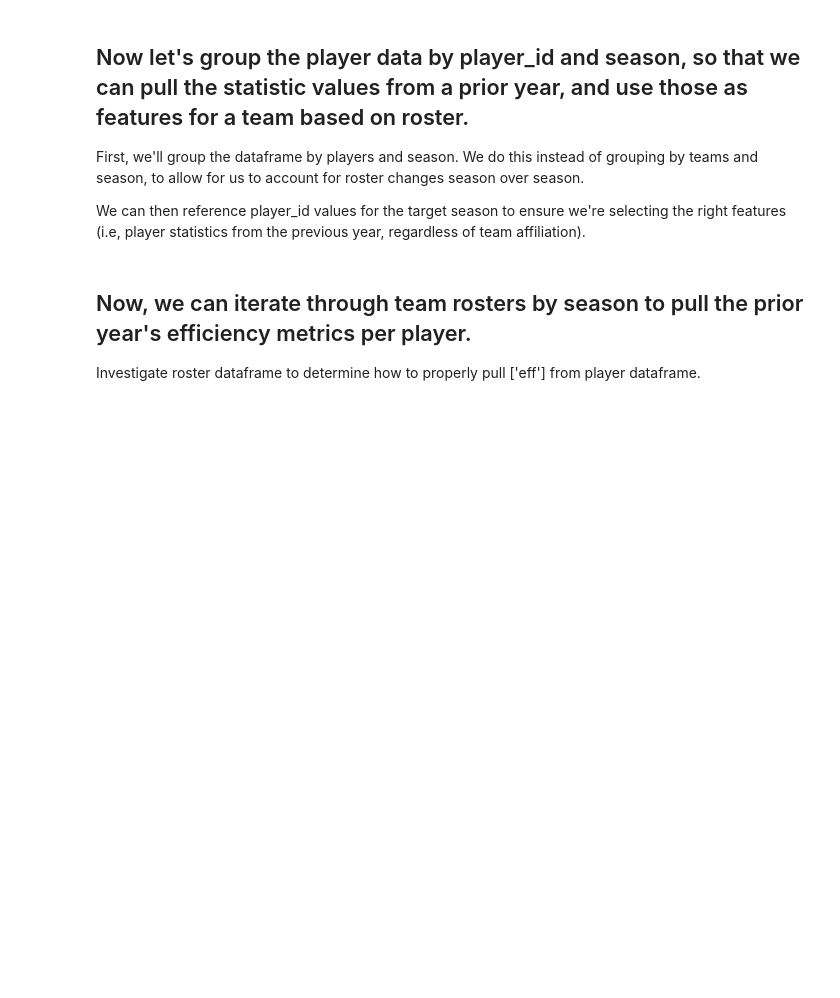
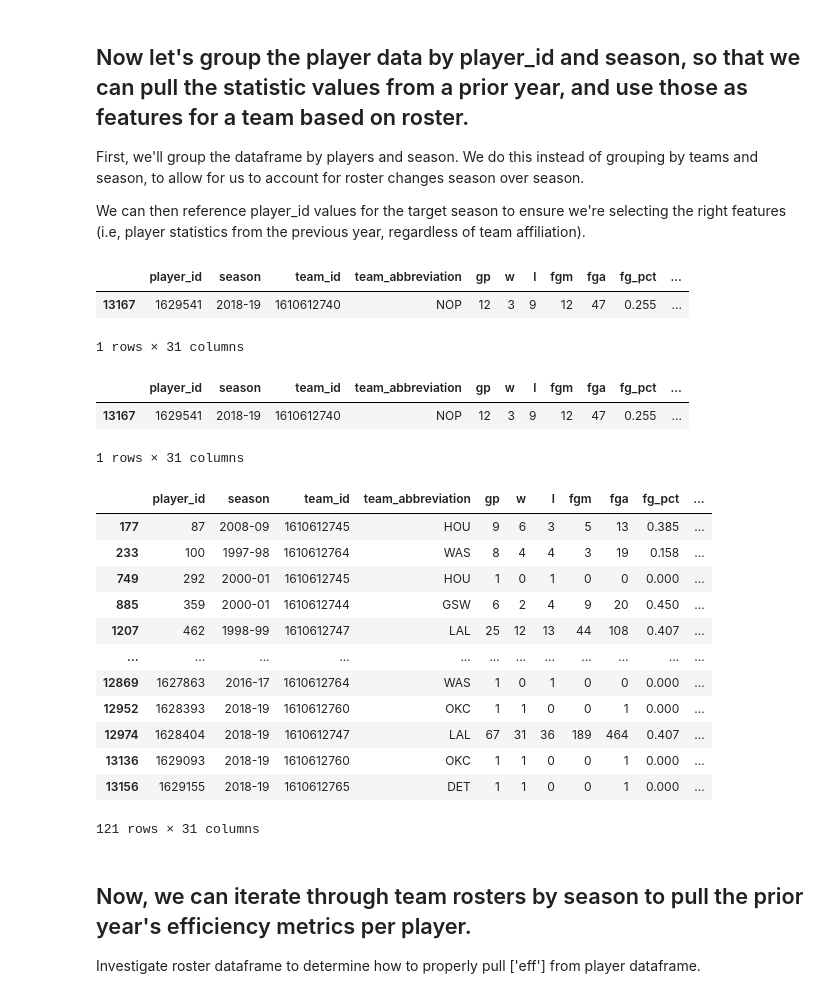
Before and after one commit to jangelchik/basketball_efficiency, a Jupyter notebook: data_and_plots.ipynb, the cells around one changed output. Cells and saved outputs as stored; diff of their text form; code cells hidden in the pictures; blank space fills up the shorter version.

```diff
--- a/data_and_plots.ipynb
+++ b/data_and_plots.ipynb
@@ -232,10 +225,37 @@ We can then reference player_id values for the target season to ensure we're sel
 # First we'll group just by player so we can check if a particular season is relevant to them.
 
 df_by_player = df_nba.groupby(['player_id'])
+df_by_player.get_group((max_id))
+# %% [output]
+|  | player_id | season | team_id | team_abbreviation | gp | w | l | fgm | fga | fg_pct | ... |
+| 13167 | 1629541 | 2018-19 | 1610612740 | NOP | 12 | 3 | 9 | 12 | 47 | 0.255 | ... |
+1 rows × 31 columns
 # %%
 # Here we group by both player and season so that we can pull particular efficiency scores per player per year.
 
 df_by_p_s = df_nba.groupby(['player_id','season'])
+
+df_by_p_s.get_group((max_id,'2018-19'))
+# %% [output]
+|  | player_id | season | team_id | team_abbreviation | gp | w | l | fgm | fga | fg_pct | ... |
+| 13167 | 1629541 | 2018-19 | 1610612740 | NOP | 12 | 3 | 9 | 12 | 47 | 0.255 | ... |
+1 rows × 31 columns
+# %%
+df_nba.loc[df_nba['+/-'] == 0]
+# %% [output]
+|  | player_id | season | team_id | team_abbreviation | gp | w | l | fgm | fga | fg_pct | ... |
+| 177 | 87 | 2008-09 | 1610612745 | HOU | 9 | 6 | 3 | 5 | 13 | 0.385 | ... |
+| 233 | 100 | 1997-98 | 1610612764 | WAS | 8 | 4 | 4 | 3 | 19 | 0.158 | ... |
+| 749 | 292 | 2000-01 | 1610612745 | HOU | 1 | 0 | 1 | 0 | 0 | 0.000 | ... |
+| 885 | 359 | 2000-01 | 1610612744 | GSW | 6 | 2 | 4 | 9 | 20 | 0.450 | ... |
+| 1207 | 462 | 1998-99 | 1610612747 | LAL | 25 | 12 | 13 | 44 | 108 | 0.407 | ... |
+| ... | ... | ... | ... | ... | ... | ... | ... | ... | ... | ... | ... |
+| 12869 | 1627863 | 2016-17 | 1610612764 | WAS | 1 | 0 | 1 | 0 | 0 | 0.000 | ... |
+| 12952 | 1628393 | 2018-19 | 1610612760 | OKC | 1 | 1 | 0 | 0 | 1 | 0.000 | ... |
+| 12974 | 1628404 | 2018-19 | 1610612747 | LAL | 67 | 31 | 36 | 189 | 464 | 0.407 | ... |
+| 13136 | 1629093 | 2018-19 | 1610612760 | OKC | 1 | 1 | 0 | 0 | 1 | 0.000 | ... |
+| 13156 | 1629155 | 2018-19 | 1610612765 | DET | 1 | 1 | 0 | 0 | 1 | 0.000 | ... |
+121 rows × 31 columns
 # %% [markdown]
 ## Now, we can iterate through team rosters by season to pull the prior year's efficiency metrics per player.
 
```
Also changed, not shown: parts of 56 cells of this notebook, 1 other file.
